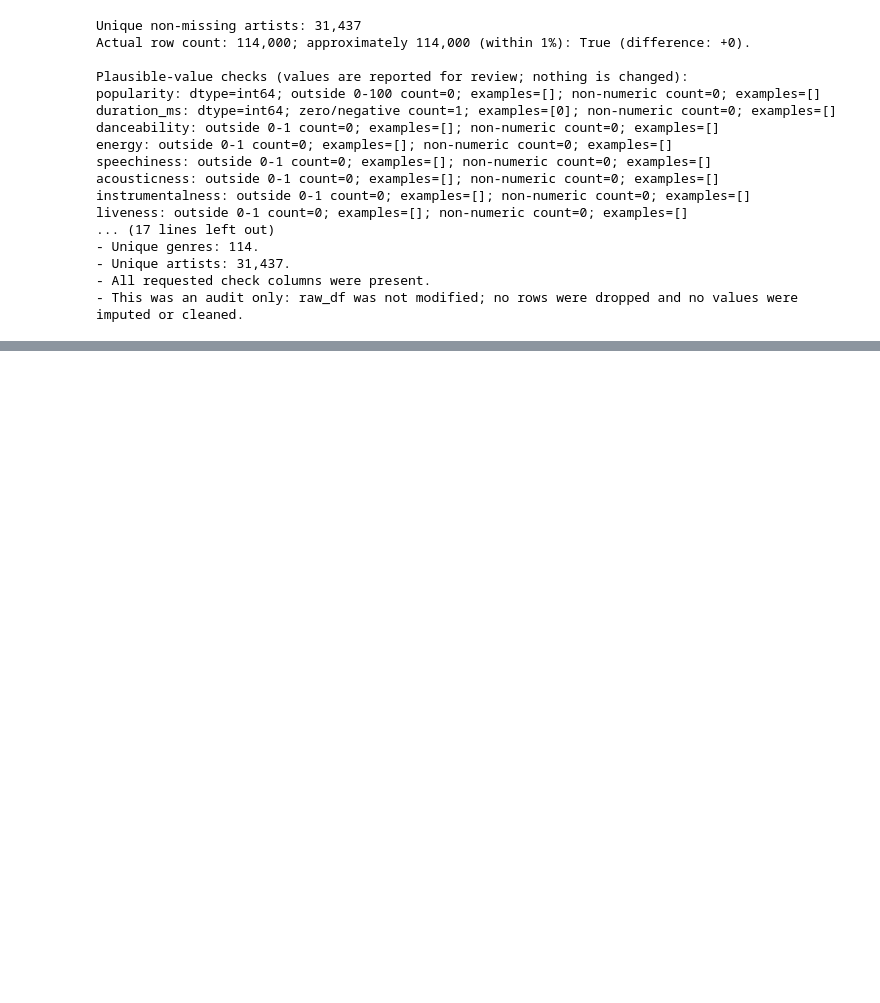
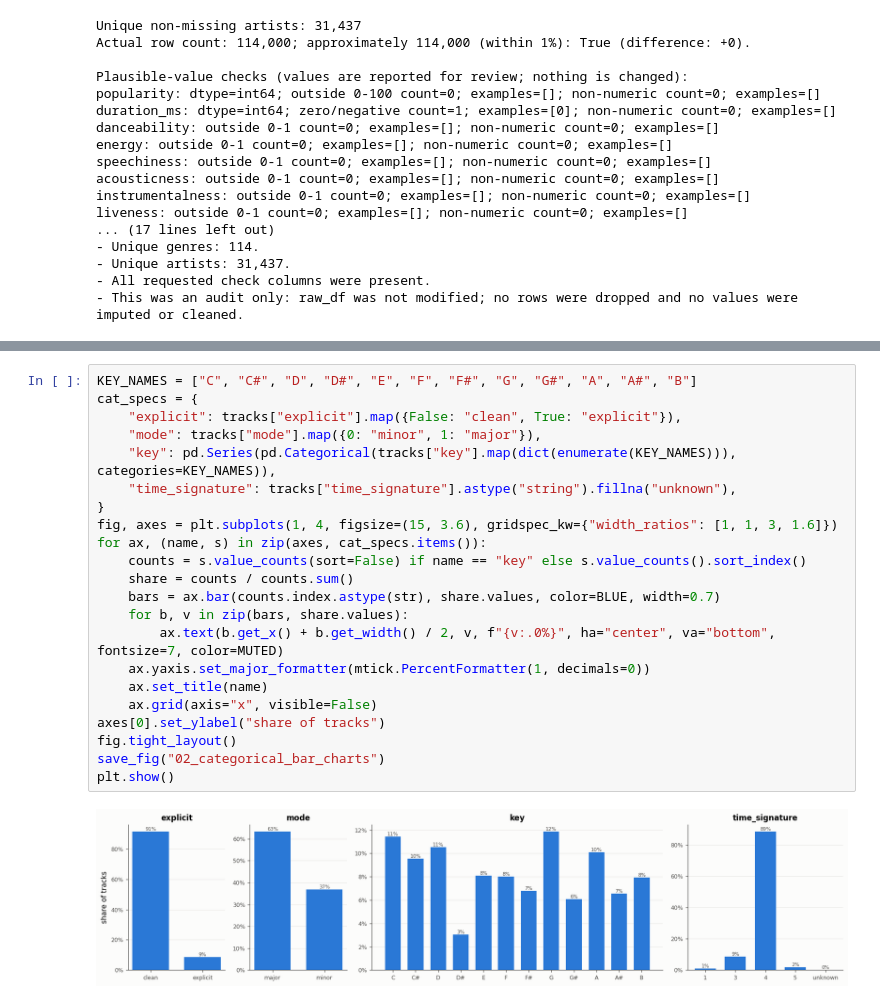
Before and after one commit to caixiaoqijessica/bt4211-final-project-spotify-dataset, a Jupyter notebook: bt4211-project.ipynb, the cells around one changed output, grey strips where cells are left out. Saved outputs shown, nothing was run; the diff lists cells and outputs as text; blank space fills up the shorter version.

```diff
--- a/bt4211-project.ipynb
+++ b/bt4211-project.ipynb
@@ -414,0 +611,24 @@ liveness: outside 0-1 count=0; examples=[]; non-numeric count=0; examples=[]
+# %%
+KEY_NAMES = ["C", "C#", "D", "D#", "E", "F", "F#", "G", "G#", "A", "A#", "B"]
+cat_specs = {
+    "explicit": tracks["explicit"].map({False: "clean", True: "explicit"}),
+    "mode": tracks["mode"].map({0: "minor", 1: "major"}),
+    "key": pd.Series(pd.Categorical(tracks["key"].map(dict(enumerate(KEY_NAMES))), categories=KEY_NAMES)),
+    "time_signature": tracks["time_signature"].astype("string").fillna("unknown"),
+}
+fig, axes = plt.subplots(1, 4, figsize=(15, 3.6), gridspec_kw={"width_ratios": [1, 1, 3, 1.6]})
+for ax, (name, s) in zip(axes, cat_specs.items()):
+    counts = s.value_counts(sort=False) if name == "key" else s.value_counts().sort_index()
+    share = counts / counts.sum()
+    bars = ax.bar(counts.index.astype(str), share.values, color=BLUE, width=0.7)
+    for b, v in zip(bars, share.values):
+        ax.text(b.get_x() + b.get_width() / 2, v, f"{v:.0%}", ha="center", va="bottom", fontsize=7, color=MUTED)
+    ax.yaxis.set_major_formatter(mtick.PercentFormatter(1, decimals=0))
+    ax.set_title(name)
+    ax.grid(axis="x", visible=False)
+axes[0].set_ylabel("share of tracks")
+fig.tight_layout()
+save_fig("02_categorical_bar_charts")
+plt.show()
+# %% [output]
+[figure, added]
```
Also changed, not shown: parts of 47 cells of this notebook, 16 other files.
